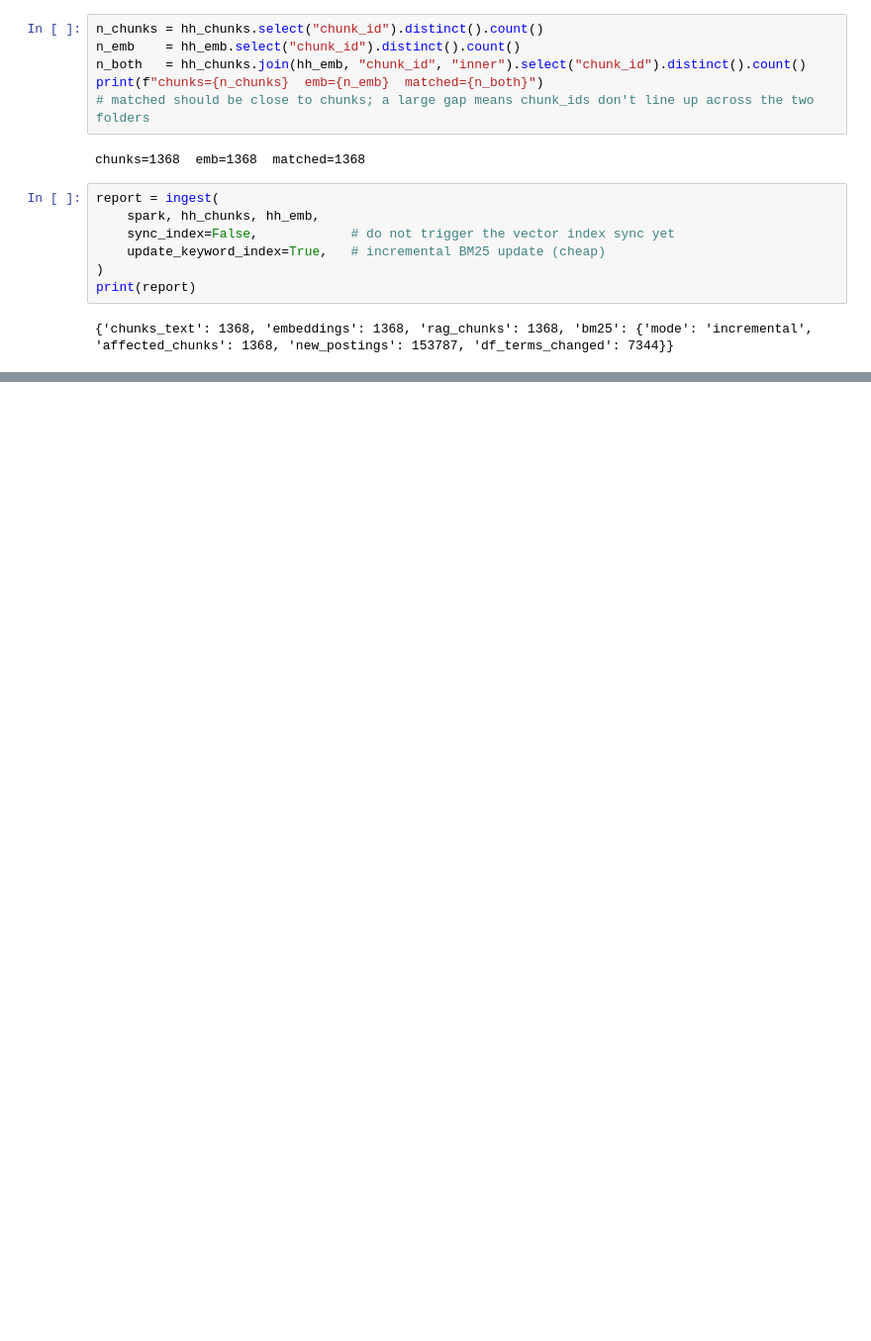
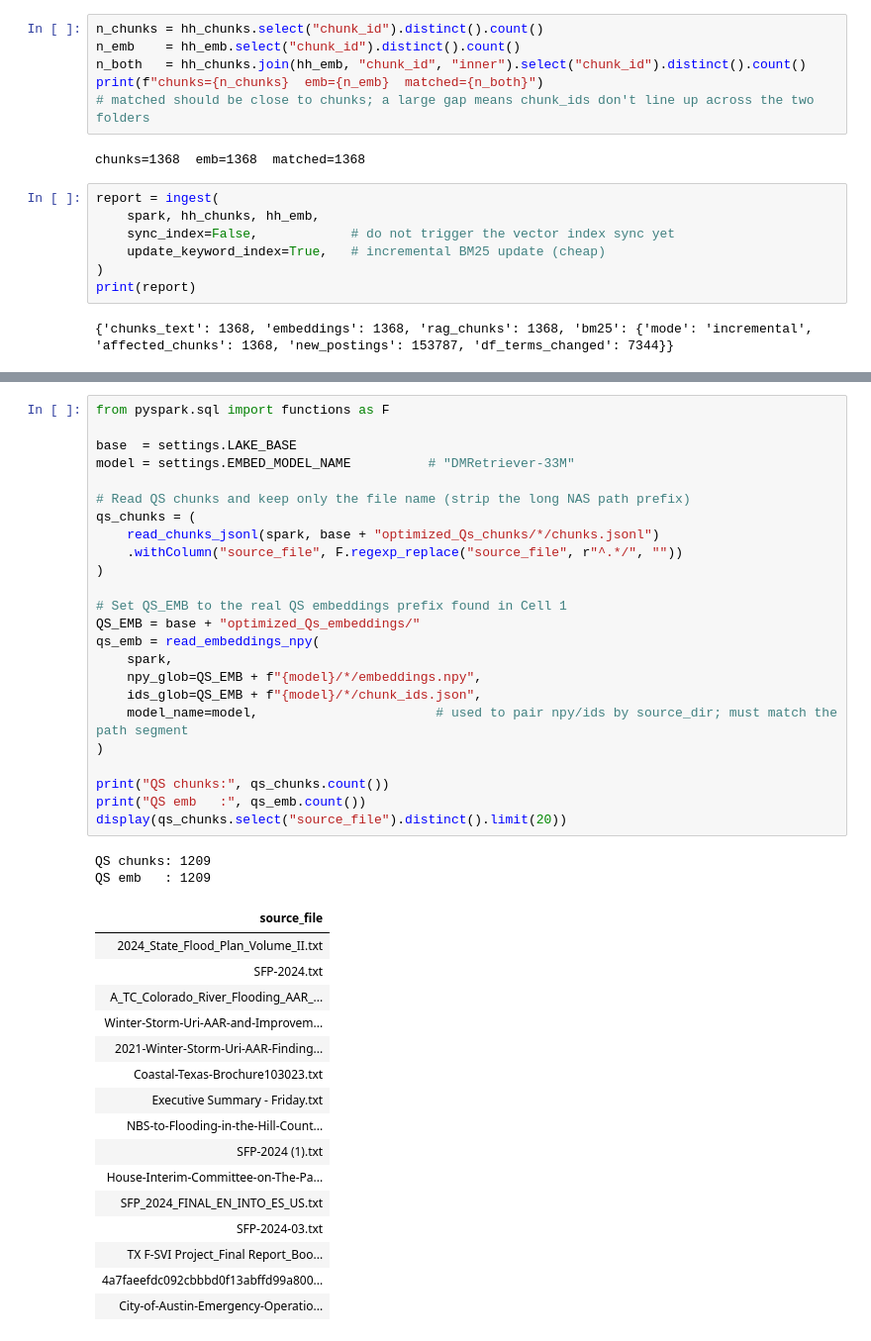
Before and after one commit to WSpie/TDIS_AI_RAG_Databricks, a Jupyter notebook: ingest_nbk.ipynb, the cells around one changed output, grey strips where cells are left out. Shown at 99% size. Drawn from its saved outputs; the diff is of its cells as text; blank space fills up the shorter version.

```diff
--- a/ingest_nbk.ipynb
+++ b/ingest_nbk.ipynb
@@ -99,0 +136,43 @@ print(report)
+# %%
+from pyspark.sql import functions as F
+
+base  = settings.LAKE_BASE
+model = settings.EMBED_MODEL_NAME          # "DMRetriever-33M"
+
+# Read QS chunks and keep only the file name (strip the long NAS path prefix)
+qs_chunks = (
+    read_chunks_jsonl(spark, base + "optimized_Qs_chunks/*/chunks.jsonl")
+    .withColumn("source_file", F.regexp_replace("source_file", r"^.*/", ""))
+)
+
+# Set QS_EMB to the real QS embeddings prefix found in Cell 1
+QS_EMB = base + "optimized_Qs_embeddings/"
+qs_emb = read_embeddings_npy(
+    spark,
+    npy_glob=QS_EMB + f"{model}/*/embeddings.npy",
+    ids_glob=QS_EMB + f"{model}/*/chunk_ids.json",
+    model_name=model,                       # used to pair npy/ids by source_dir; must match the path segment
+)
+
+print("QS chunks:", qs_chunks.count())
+print("QS emb   :", qs_emb.count())
+display(qs_chunks.select("source_file").distinct().limit(20))
+# %% [output]
+QS chunks: 1209
+QS emb   : 1209
+| source_file |
+| 2024_State_Flood_Plan_Volume_II.txt |
+| SFP-2024.txt |
+| A_TC_Colorado_River_Flooding_AAR_... |
+| Winter-Storm-Uri-AAR-and-Improvem... |
+| 2021-Winter-Storm-Uri-AAR-Finding... |
+| Coastal-Texas-Brochure103023.txt |
+| Executive Summary - Friday.txt |
+| NBS-to-Flooding-in-the-Hill-Count... |
+| SFP-2024 (1).txt |
+| House-Interim-Committee-on-The-Pa... |
+| SFP_2024_FINAL_EN_INTO_ES_US.txt |
+| SFP-2024-03.txt |
+| TX F-SVI Project_Final Report_Boo... |
+| 4a7faeefdc092cbbbd0f13abffd99a800... |
+| City-of-Austin-Emergency-Operatio... |
```
Also changed, not shown: parts of 5 cells of this notebook, 1 other file.
